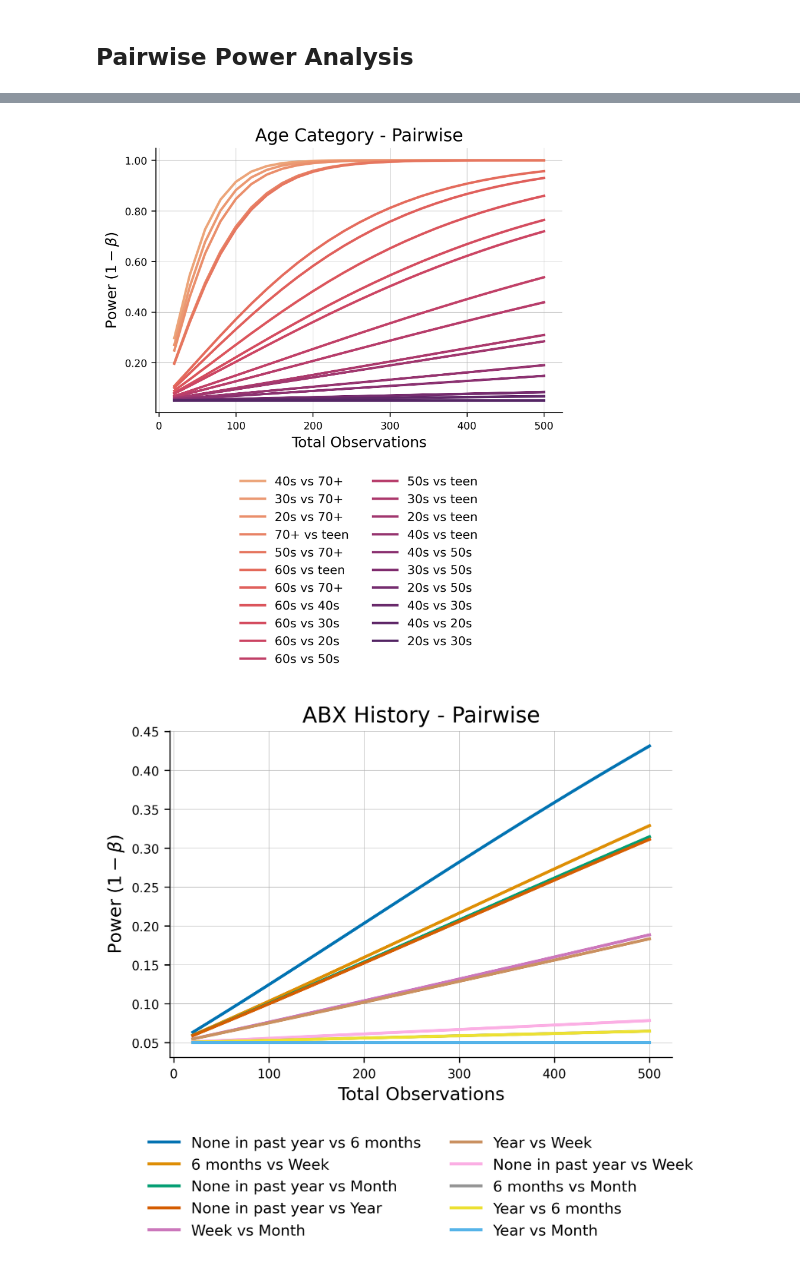
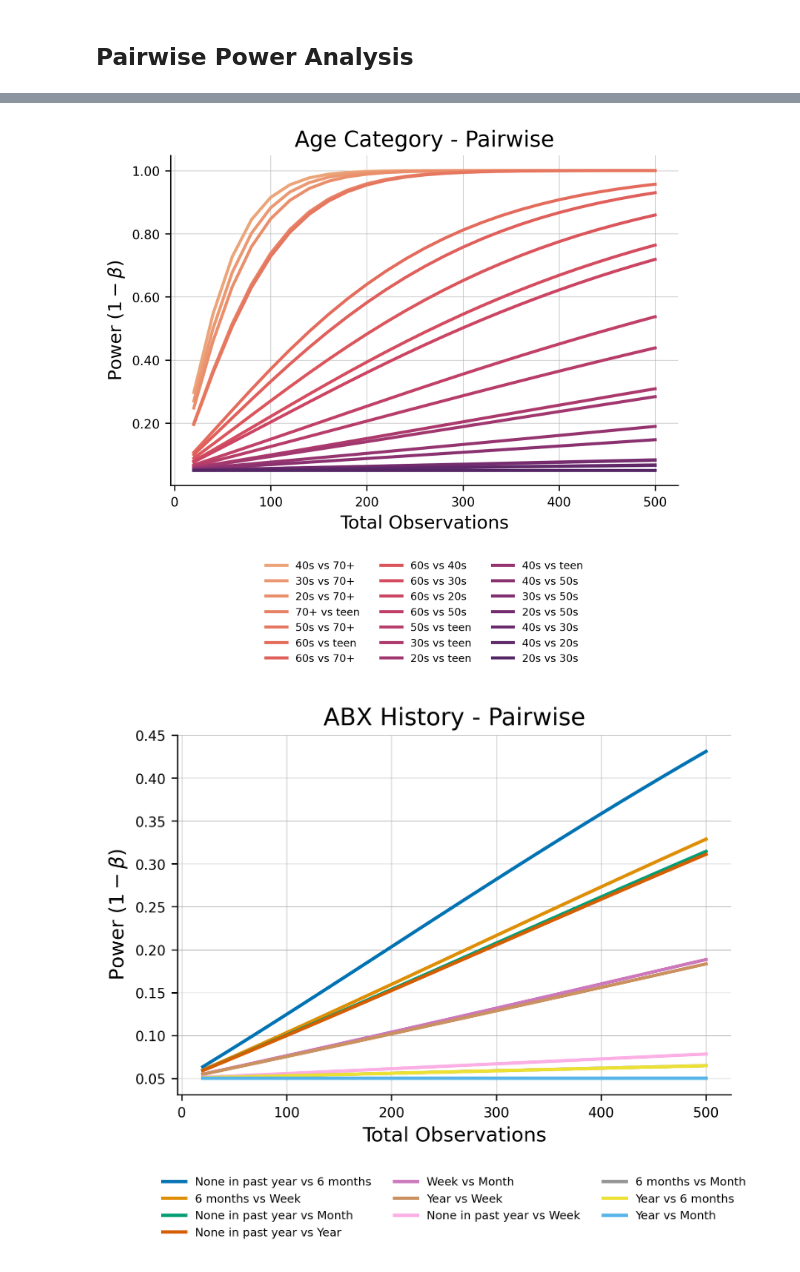
Before and after one commit to knightlab-analyses/evident-analyses, a Jupyter notebook: notebooks/agp.ipynb, the cells around one changed output, grey strips where cells are left out. Drawn from its saved outputs; the diff is of its cells as text; code cells hidden in the pictures.

```diff
--- a/notebooks/agp.ipynb
+++ b/notebooks/agp.ipynb
@@ -360,18 +371,19 @@ import re
 comp_regex = re.compile("/([^/]+)_vs_(.+)_power.tsv")
 # %%
 cols = ["age_cat", "antibiotic_history", "bowel_movement_quality", "types_of_plants"]
-
 
 for i, col in enumerate(cols):
     fig, ax = plt.subplots(1, 1)
 
-    pw_col_power_dir = f"{pw_power_dir}/{col}"
-    pw_col_power_files = glob.glob(f"{pw_col_power_dir}/*.tsv")
     pw_power_dfs = []
 
-    for f in pw_col_power_files:
-        _df = pd.read_table(f, sep="\t", index_col=0)
-        pw_power_dfs.append(_df)
+    # https://stackoverflow.com/a/37474813
+    pw_col_power_targz = tarfile.open(f"{pw_power_dir}/{col}.tar.gz")
+    for member in pw_col_power_targz.getmembers():
+        f = pw_col_power_targz.extractfile(member)
+        if f:
+            _df = pd.read_table(f, sep="\t", index_col=0)
+            pw_power_dfs.append(_df)
 
     pw_power_df = (
         pd.concat(pw_power_dfs)
@@ -387,34 +399,36 @@ for i, col in enumerate(cols):
 
     hue_order = pw_power_df.groupby("column")["effect_size"].mean().sort_values(ascending=False).index
 
     sns.lineplot(
         x="total_observations",
         y="power",
         hue="column",
         data=pw_power_df,
         hue_order=hue_order,
         palette="flare" if col == "age_cat" else "colorblind",
         lw=2,
         ax=ax
     )
     g = ax.legend(
         bbox_to_anchor=[0.5, -0.2],
         loc="upper center",
-        ncol=2,
-        frameon=False
+        ncol=3,
+        frameon=False,
+        fontsize="x-small"
     )
     for line in g.get_lines():
         line.set_linewidth(2)
 
     ax.set_ylabel(r"Power $(1 - \beta)$", fontsize="large")
     ax.set_xlabel("Total Observations", fontsize="large")
     ax.grid(axis="both", lw=0.3)
     ax.set_axisbelow(True)
     ax.tick_params("both", labelsize="small")
     ax.yaxis.set_major_formatter(FormatStrFormatter("%.2f"))
     ax.set_title(f"{col_map[col]} - Pairwise", fontsize="x-large")
+    plt.savefig(f"../figures/agp/pw_power_curve_{col}.svg")
 
 plt.show()
 # %% [output]
-[figure, old version]
+[figure, new version]
-[figure, old version]
+[figure, new version]
```
Also changed, not shown: parts of 6 cells of this notebook, 8 other files.
